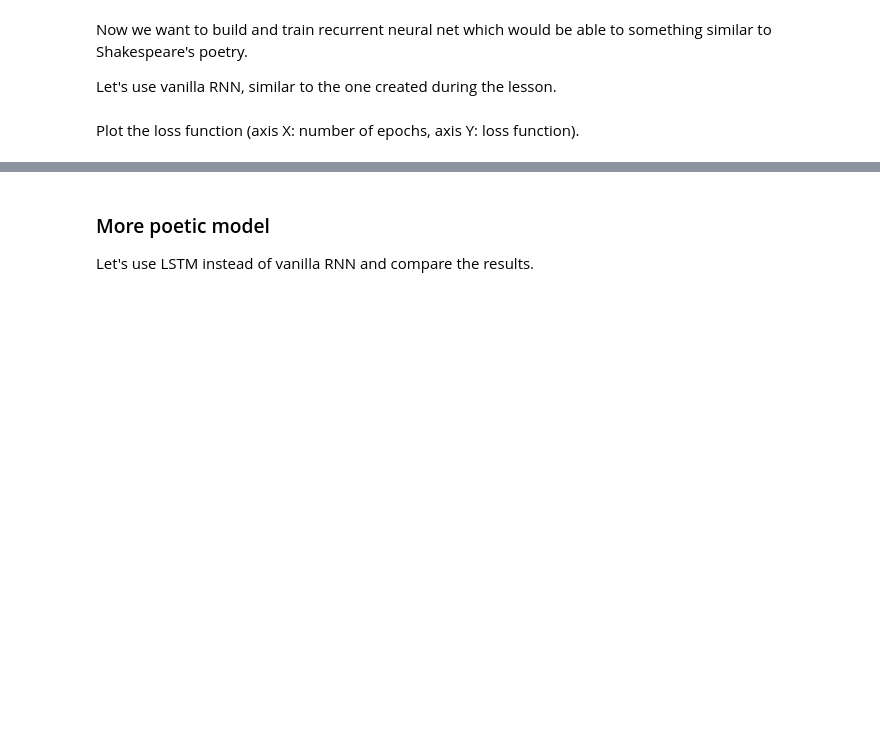
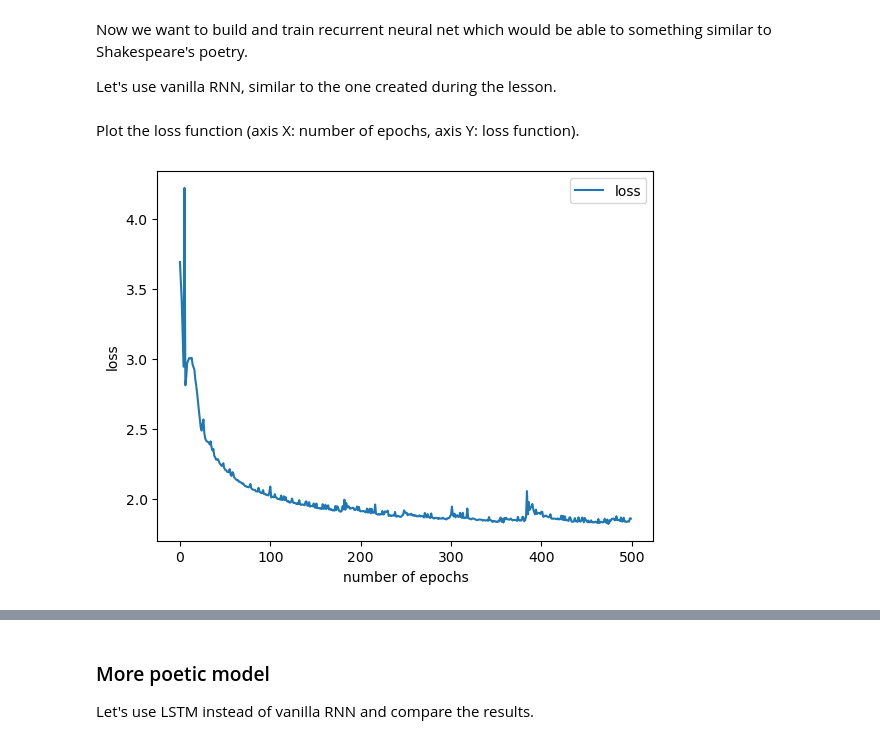
Before and after one commit to aeglushkov/made-ml-2021, a Jupyter notebook: homeworks/lab02_deep_learning/Lab2_DL_part3_poetry.ipynb, the cells around one changed output, grey strips where cells are left out. Cells and saved outputs as stored; diff of their text form; code cells hidden in the pictures; blank space fills up the shorter version.

```diff
--- a/homeworks/lab02_deep_learning/Lab2_DL_part3_poetry.ipynb
+++ b/homeworks/lab02_deep_learning/Lab2_DL_part3_poetry.ipynb
@@ -47,6 +47,7 @@ Now variable `text` is a list of strings. Join all the strings into one and lowe
 # Put result into variable text.
 
 # Your great code here
+text = ''.join([sent.lower() for sent in text])
 
 assert len(text) == 100225, 'Are you sure you have concatenated all the strings?'
 assert not any([x in set(text) for x in string.ascii_uppercase]), 'Uppercase letters are present'
@@ -94,9 +70,10 @@ Create dictionary `token_to_idx = {<char>: <index>}` and dictionary `idx_to_toke
 # %%
 # dict <index>:<char>
 # Your great code here
-
+idx_to_token = {idx: token for idx, token in enumerate(tokens)}
 # dict <char>:<index>
 # Your great code here
+token_to_idx = {value: key for key, value in idx_to_token.items()}
 # %% [markdown]
 *Comment: in this task we have only 38 different tokens, so let's use one-hot encoding.*
 # %% [markdown]
@@ -109,0 +94,13 @@ Let's use vanilla RNN, similar to the one created during the lesson.
+# %%
+class Poems(Dataset):
+    def __init__(self, poems):
+        self.poems = poems
+
+    def __len__(self):
+        return len(self.poems)
+
+    def __getitem__(self, idx):
+        return self.poems[idx]
+
+
+poems = Poems(text)
@@ -114 +165,55 @@ Plot the loss function (axis X: number of epochs, axis Y: loss function).
+# %%
+# Your plot code here
+num_tokens = len(tokens)
+device = torch.device("cuda") if torch.cuda.is_available() else torch.device("cpu")
+batch_size = 128
+epochs = 500
+char_rnn = CharRNNCell(num_tokens)
+criterion = nn.NLLLoss()
+opt = torch.optim.AdamW(char_rnn.parameters())
+scheduler = torch.optim.lr_scheduler.CosineAnnealingWarmRestarts(
+    opt, T_0=batch_size*epochs, eta_min=1e-7
+)
+char_rnn.train()
+char_rnn.to(device)
+history = []
+poems_dataloader = DataLoader(
+    poems, batch_size=batch_size,
+    num_workers=0, shuffle=True,
+    pin_memory=True, drop_last=True
+)
+for epoch in tqdm(range(epochs), total=epochs, desc="training..."):
+    epoch_history = []
+    for batch in poems_dataloader:
+        opt.zero_grad()
+
+        batch_ix = to_matrix(batch, token_to_idx, max_len=None)
+        batch_ix = torch.tensor(batch_ix, dtype=torch.int64).to(device)
+
+        logp_seq = rnn_loop(char_rnn, batch_ix, device)
+
+        # compute loss
+        predictions_logp = logp_seq[:, :-1]
+        actual_next_tokens = batch_ix[:, 1:]
+
+        loss = criterion(predictions_logp.contiguous().view(-1, num_tokens),
+                         actual_next_tokens.contiguous().view(-1))
+
+        loss.backward()
+        opt.step()
+        scheduler.step()
+
+        epoch_history.append(loss.cpu().data.numpy())
+
+    history.append(np.mean(epoch_history))
+
+    if (epoch + 1) % 10 == 0:
+        clear_output(True)
+        plt.plot(history, label='loss')
+        plt.legend()
+        plt.xlabel("number of epochs")
+        plt.ylabel("loss")
+        plt.show()
+# %% [output]
+[figure, added]
 # %%
```
Also changed, not shown: parts of 23 cells of this notebook, 3 other files.
